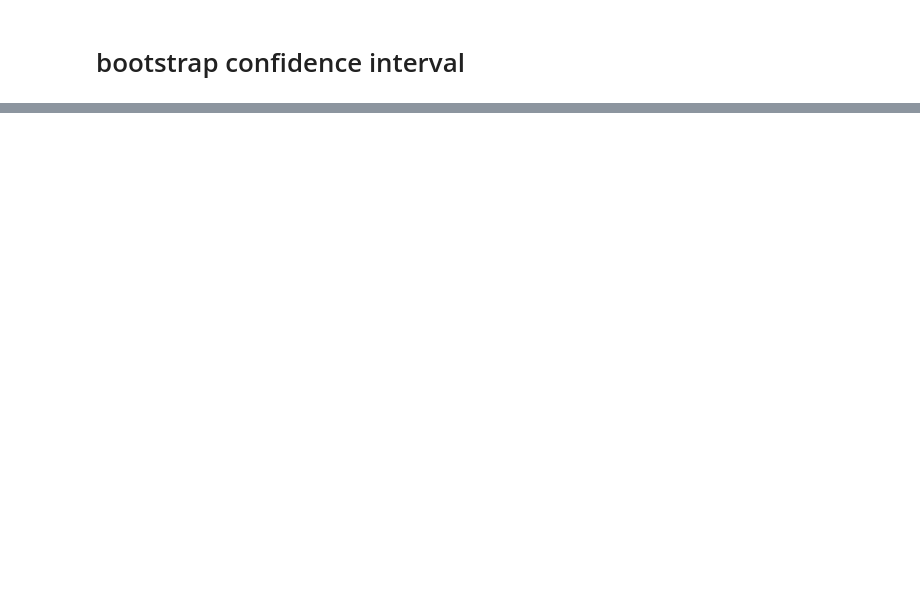
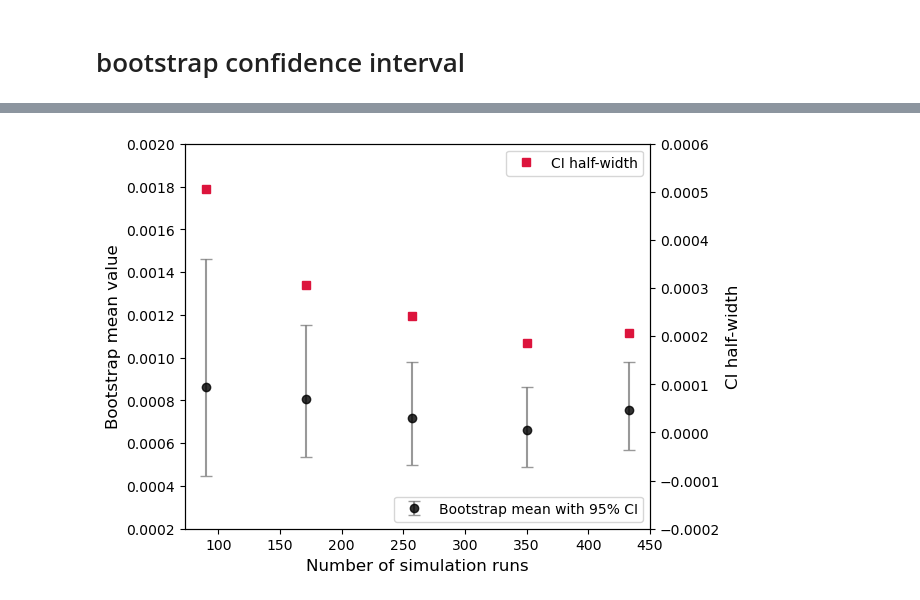
Before and after one commit to JihuiDing/postCMGsim, a Jupyter notebook: notebooks/nb5_bootstrap_ci.ipynb, the cells around one changed output, grey strips where cells are left out. Drawn from its saved outputs; the diff is of its cells as text; code cells hidden in the pictures; blank space fills up the shorter version.

```diff
--- a/notebooks/nb5_bootstrap_ci.ipynb
+++ b/notebooks/nb5_bootstrap_ci.ipynb
@@ -43,0 +162,46 @@ variance = 3.9211946409087705e-06
+# %%
+import matplotlib.pyplot as plt
+
+# 1. Sort by n_samples to ensure the plot flows correctly
+df_plot = df_ci.sort_values('n_samples')
+
+# 2. Calculate the magnitude of the errors
+yerr_lower = df_plot['Bootstrap_Mean'] - df_plot['CI_Lower']
+yerr_upper = df_plot['CI_Upper'] - df_plot['Bootstrap_Mean']
+asymmetric_error = [yerr_lower, yerr_upper]
+
+# 3. Create the plot
+fig, ax1 = plt.subplots(figsize=(6, 5))
+
+ax1.errorbar(
+    df_plot['n_samples'],
+    df_plot['Bootstrap_Mean'],
+    yerr=asymmetric_error,
+    fmt='o',             # Circle markers
+    color='black',   # Point color
+    ecolor='gray', # Error bar color
+    capsize=4,           # Cap width
+    # linestyle='-',       # Optional: connects points with a line to show trend
+    alpha=0.8,
+    label='Bootstrap mean with 95% CI'
+)
+
+# 4. Formatting
+ax1.set_xlabel('Number of simulation runs', fontsize=12)
+ax1.set_ylabel('Bootstrap mean value', fontsize=12)
+# ax1.grid(True, which='both', linestyle='--', alpha=0.5)
+ax1.legend(loc='lower right')
+ax1.set_ylim(0.0002, 0.002)  # Set y-axis lower limit to 0 for better visualization
+
+
+ax2 = ax1.twinx()  # Create a second y-axis sharing the same x-axis
+ax2.plot(df_plot['n_samples'], df_plot['CI_half_width'], 's', color='crimson', label='CI half-width')
+ax2.set_ylabel('CI half-width', fontsize=12)
+ax2.set_ylim(-0.0002, 0.0006)
+ax2.legend(loc='upper right')
+
+fig.savefig('../results/summary/Mw_exceedance1.5_fault0/bootstrap_ci_convergence.png', dpi=300, bbox_inches='tight')
+
+plt.show()
+# %% [output]
+[figure, added]
```
Also changed, not shown: parts of 6 cells of this notebook, 12 other files.
